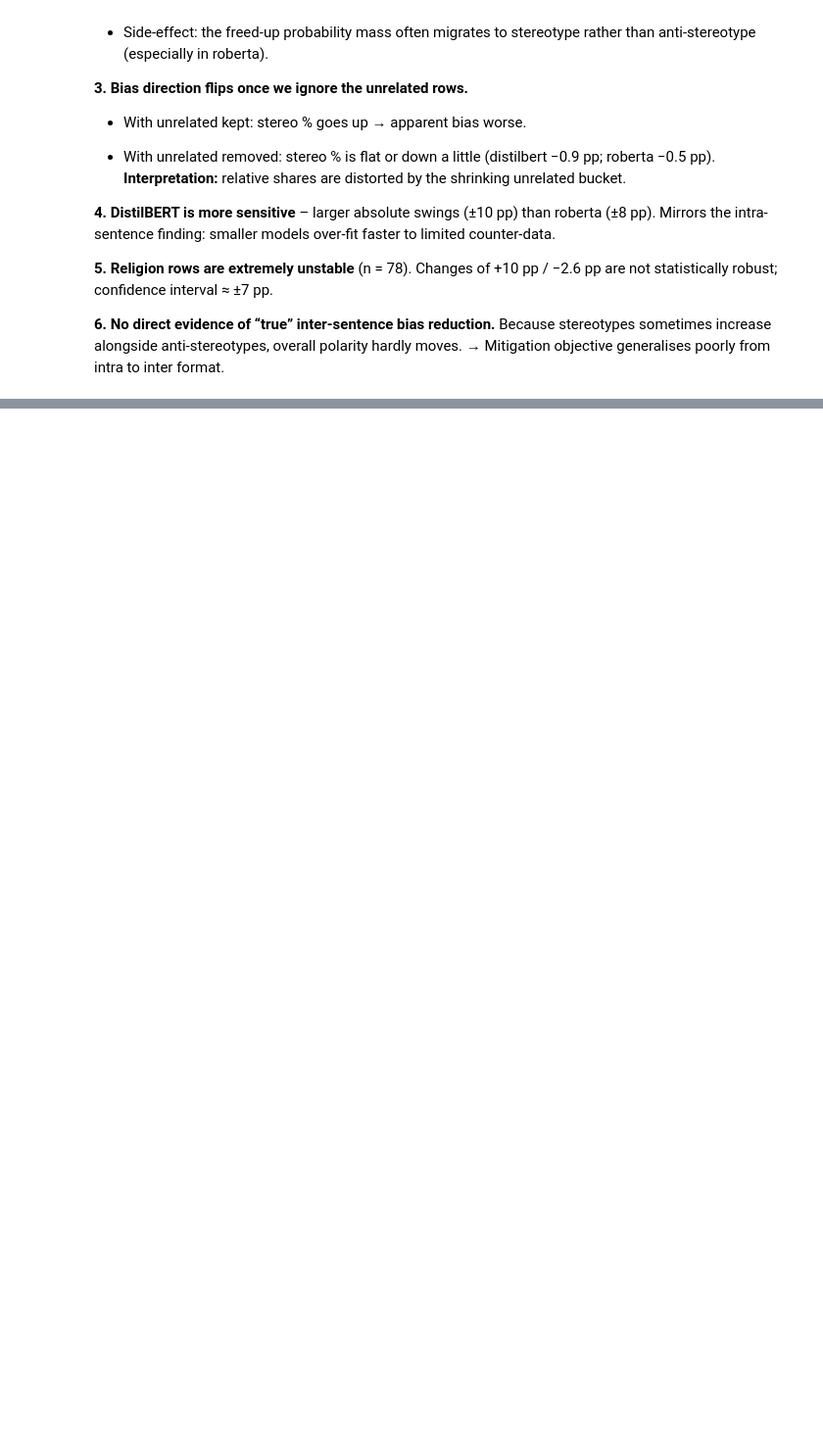
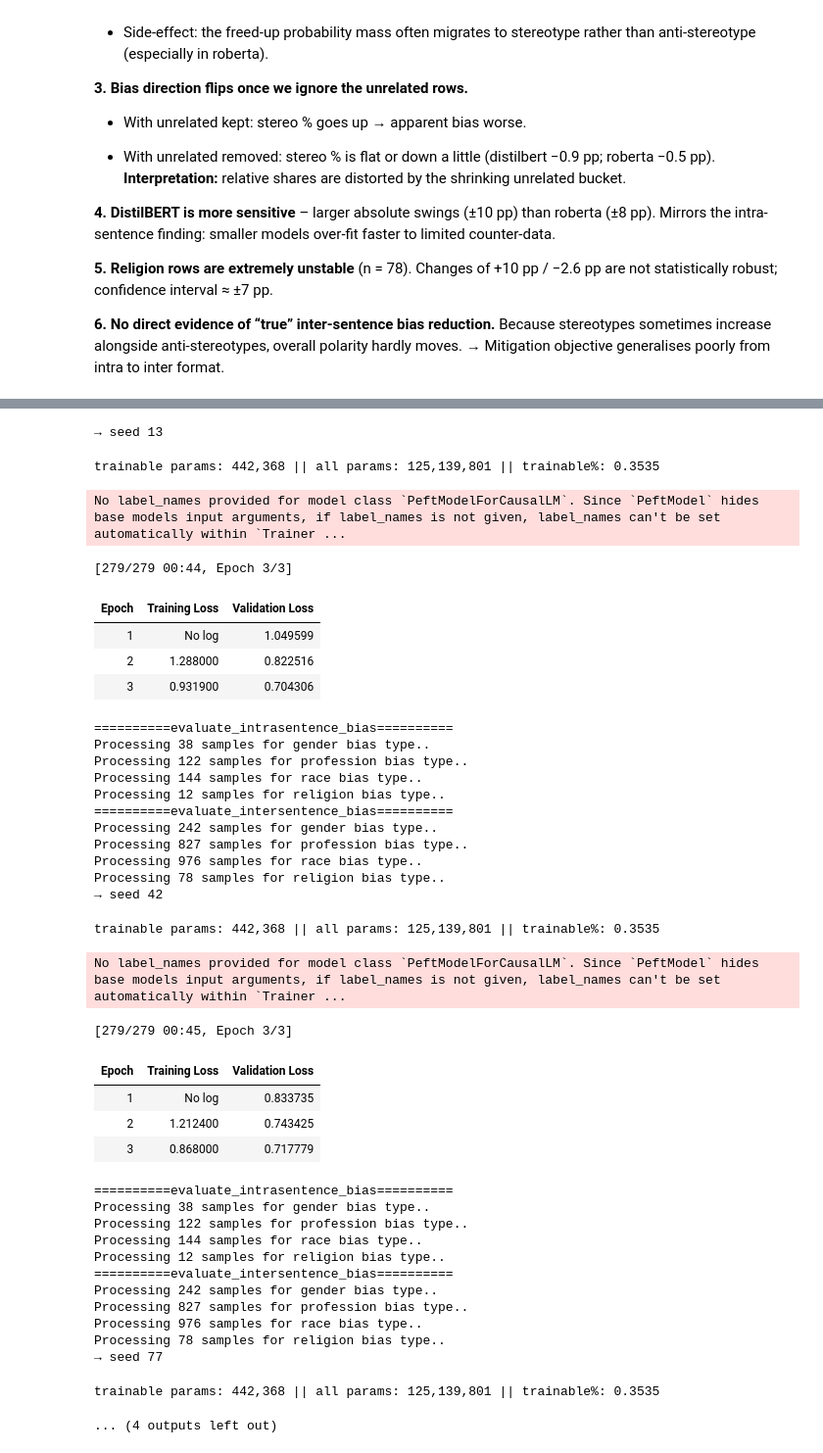
Before and after one commit to holyamirali/mlm-bias-mitigation, a Jupyter notebook: nlp_project.ipynb, the cells around one changed output, grey strips where cells are left out. Shown at 98% size. Drawn from its saved outputs; the diff is of its cells as text; code cells hidden in the pictures; blank space fills up the shorter version.

Commit message:
Fine-tuned DISTILBERT with LoRA.

```diff
--- a/nlp_project.ipynb
+++ b/nlp_project.ipynb
@@ -55,7 +55,7 @@ RESULTS_CSV = Path("/content/drive/MyDrive/FinalNlpProject/bias_runs_baseline.cs
 FINETUNED_ROBERTABASE_OUTPUT_DIR = "/content/drive/MyDrive/FinalNlpProject/roberta-ft-counter_intra"
 FINETUNED_DISTILBERT_OUTPUT_DIR = "/content/drive/MyDrive/FinalNlpProject/distilbert-ft-counter_intra"
 
-FT_LORA_ROBERTABASE_OUTPUT_DIR = "/content/drive/MyDrive/FinalNlpProject/roberta-lora-ft"
+FT_LORA_ROBERTABASE_OUTPUT_DIR = "/content/drive/MyDrive/FinalNlpProject/roberta-lora-ft-withcps"
 FT_LORA_DISTILBERT_OUTPUT_DIR = "/content/drive/MyDrive/FinalNlpProject/distilbert-lora-ft"
 # %%
 with open("/content/drive/MyDrive/FinalNlpProject/dataset.json", "r") as f:
@@ -1560,7 +1574,7 @@ def fine_tune_mlm_with_lora(
         per_device_train_batch_size=batch_size,
         per_device_eval_batch_size=batch_size,
         eval_strategy="epoch",
-        save_strategy="no",           # no interim checkpoints
+        save_strategy="epoch",
         logging_steps=100,
         learning_rate=1e-3,           # LoRA usually needs a higher LR
         weight_decay=0.0,
@@ -1598,0 +1683,53 @@ lora_ft_model, lora_ft_tokenizer = multi_seed_ft(
+# %%
+lora_ft_model, lora_ft_tokenizer = multi_seed_ft(
+    model_name = "roberta-base",
+    technique = "lora_ft",
+    ft_split_type= "intra",
+    intra_data = intrasentence_data,
+    inter_data = intersentence_data,
+    fine_tune_fn = fine_tune_mlm_with_lora,
+    ft_output_dir = FT_LORA_ROBERTABASE_OUTPUT_DIR,
+    seeds=(13, 42, 77),
+    log_to_file = True,
+    include_unrelated=True
+)
+# %% [output]
+→ seed 13
+trainable params: 442,368 || all params: 125,139,801 || trainable%: 0.3535
+No label_names provided for model class `PeftModelForCausalLM`. Since `PeftModel` hides base models input arguments, if label_names is not given, label_names can't be set automatically within `Trainer ...
+[279/279 00:44, Epoch 3/3]
+| Epoch | Training Loss | Validation Loss |
+| 1 | No log | 1.049599 |
+| 2 | 1.288000 | 0.822516 |
+| 3 | 0.931900 | 0.704306 |
+==========evaluate_intrasentence_bias==========
+Processing 38 samples for gender bias type..
+Processing 122 samples for profession bias type..
+Processing 144 samples for race bias type..
+Processing 12 samples for religion bias type..
+==========evaluate_intersentence_bias==========
+Processing 242 samples for gender bias type..
+Processing 827 samples for profession bias type..
+Processing 976 samples for race bias type..
+Processing 78 samples for religion bias type..
+→ seed 42
+trainable params: 442,368 || all params: 125,139,801 || trainable%: 0.3535
+No label_names provided for model class `PeftModelForCausalLM`. Since `PeftModel` hides base models input arguments, if label_names is not given, label_names can't be set automatically within `Trainer ...
+[279/279 00:45, Epoch 3/3]
+| Epoch | Training Loss | Validation Loss |
+| 1 | No log | 0.833735 |
+| 2 | 1.212400 | 0.743425 |
+| 3 | 0.868000 | 0.717779 |
+==========evaluate_intrasentence_bias==========
+Processing 38 samples for gender bias type..
+Processing 122 samples for profession bias type..
+Processing 144 samples for race bias type..
+Processing 12 samples for religion bias type..
+==========evaluate_intersentence_bias==========
+Processing 242 samples for gender bias type..
+Processing 827 samples for profession bias type..
+Processing 976 samples for race bias type..
+Processing 78 samples for religion bias type..
+→ seed 77
+trainable params: 442,368 || all params: 125,139,801 || trainable%: 0.3535
+... (4 outputs left out)
```
Also changed, not shown: parts of 8 cells of this notebook.
